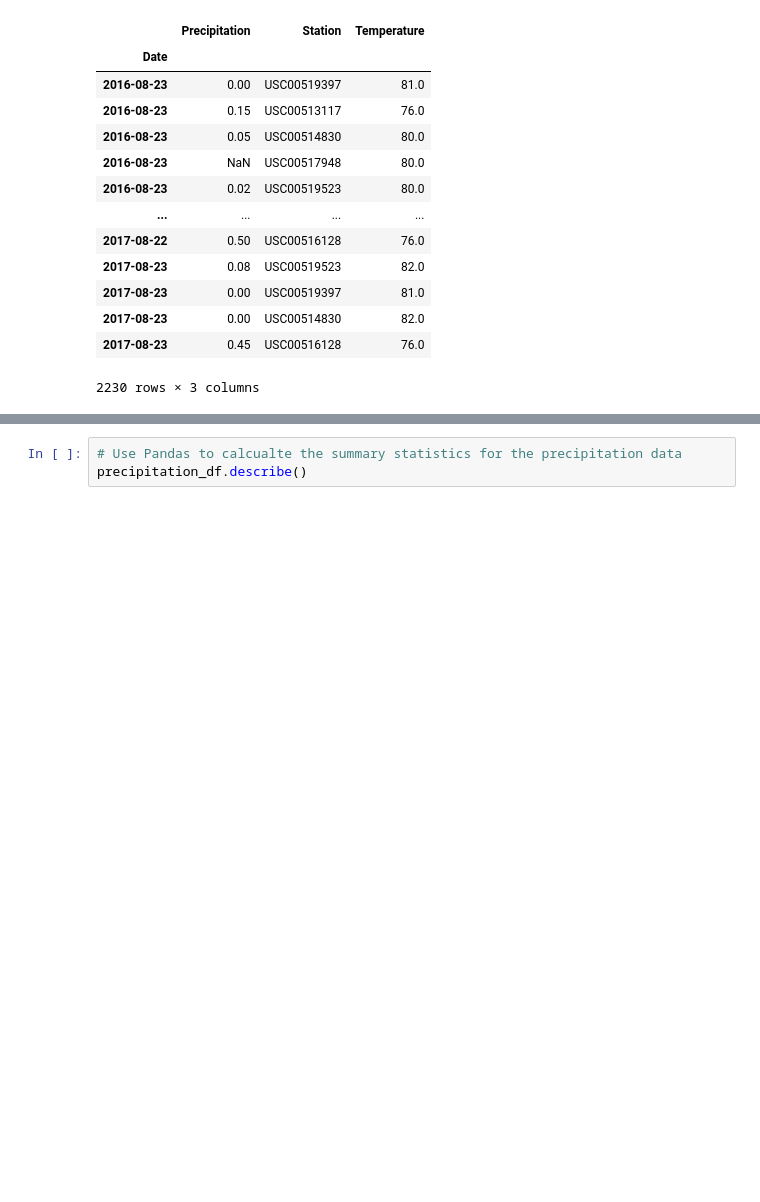
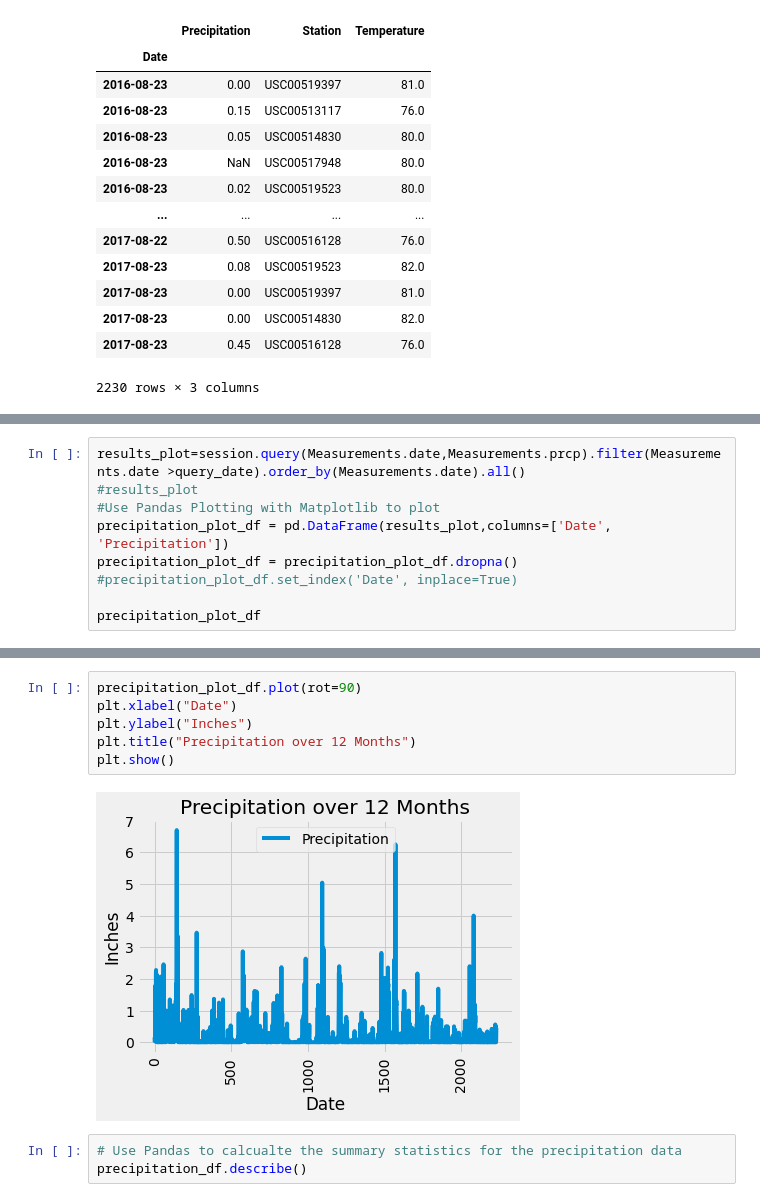
Before and after one commit to Cosette3737/SQLAlchemy, a Jupyter notebook: climate_starter.ipynb, the cells around one changed output, grey strips where cells are left out. Drawn from its saved outputs; the diff is of its cells as text; blank space fills up the shorter version.

```diff
--- a/climate_starter.ipynb
+++ b/climate_starter.ipynb
@@ -144,0 +139,9 @@ plot=precipitation_df.plot.bar()
+# %%
+results_plot=session.query(Measurements.date,Measurements.prcp).filter(Measurements.date >query_date).order_by(Measurements.date).all()
+#results_plot
+#Use Pandas Plotting with Matplotlib to plot
+precipitation_plot_df = pd.DataFrame(results_plot,columns=['Date', 'Precipitation'])
+precipitation_plot_df = precipitation_plot_df.dropna()
+#precipitation_plot_df.set_index('Date', inplace=True)
+
+precipitation_plot_df
@@ -145,3 +162,11 @@ plot=precipitation_df.plot.bar()
+# %%
+precipitation_plot_df.plot(rot=90)
+plt.xlabel("Date")
+plt.ylabel("Inches")
+plt.title("Precipitation over 12 Months")
+plt.show()
+# %% [output]
+[figure, added]
 # %%
 # Use Pandas to calcualte the summary statistics for the precipitation data
 precipitation_df.describe()
```
Also changed, not shown: parts of 9 cells of this notebook, 1 other file.
